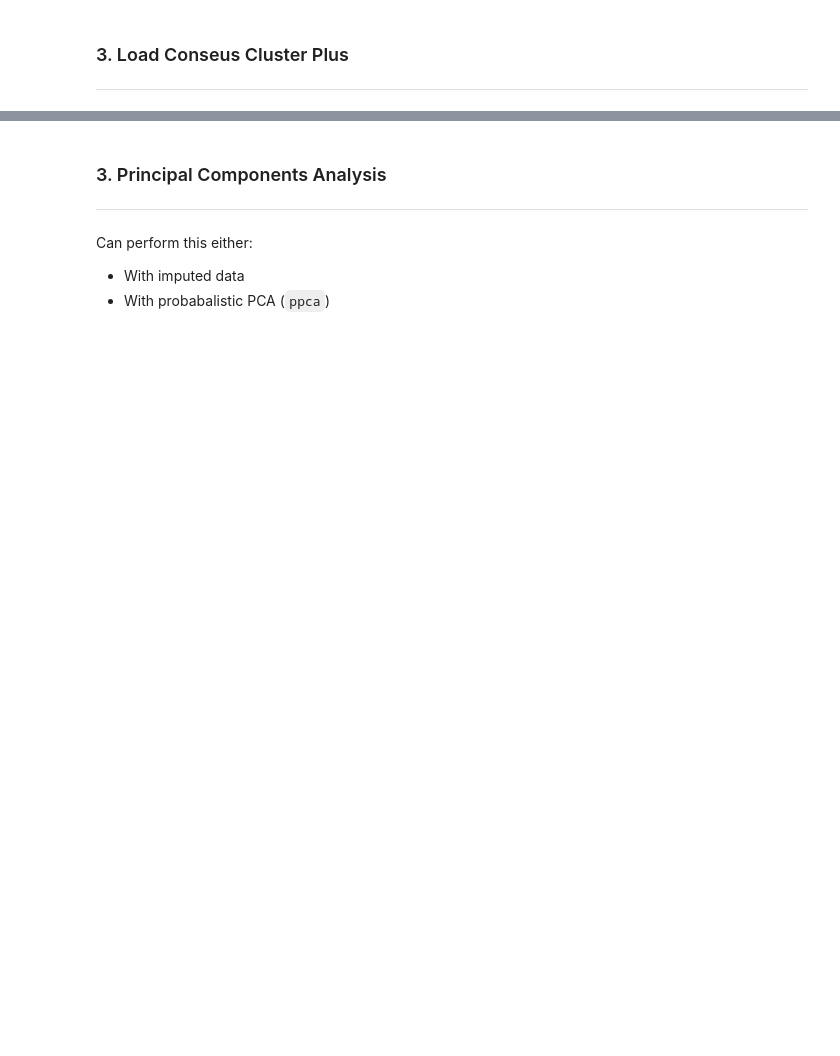
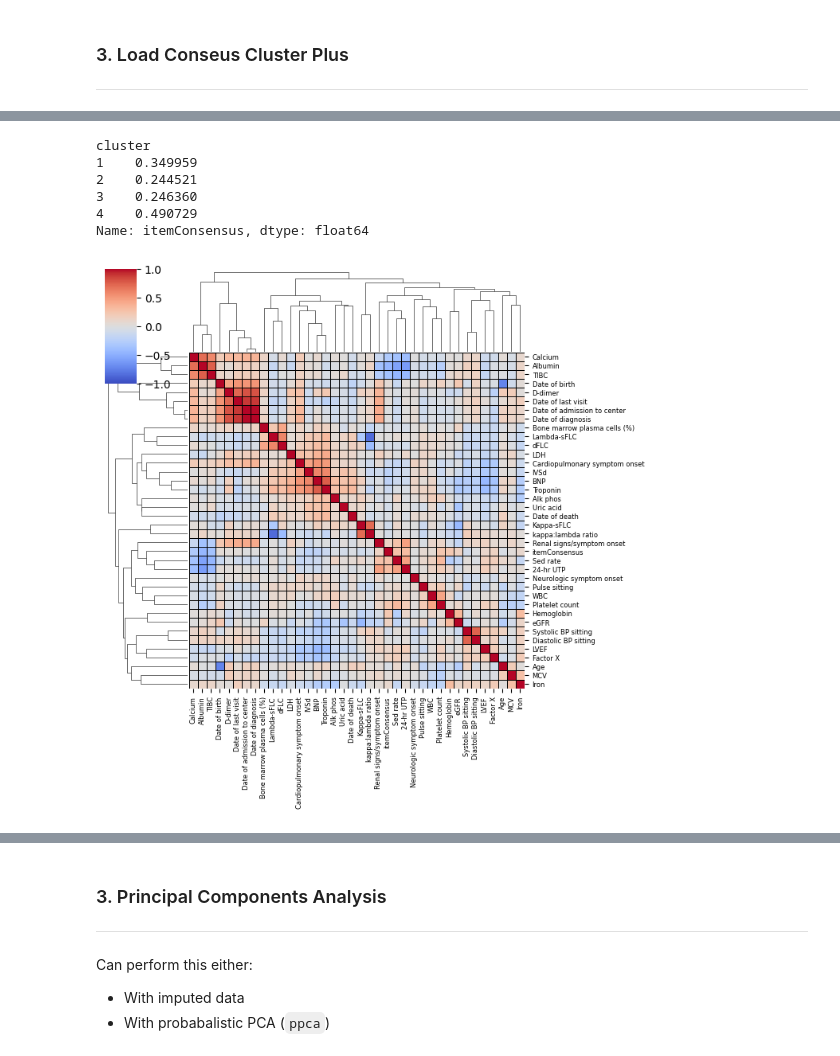
Before and after one commit to shankara-a/amyloidosis_bmc_2023, a Jupyter notebook: 02_imputation.ipynb, the cells around one changed output, grey strips where cells are left out. Drawn from its saved outputs; the diff is of its cells as text; code cells hidden in the pictures; blank space fills up the shorter version.

```diff
--- a/02_imputation.ipynb
+++ b/02_imputation.ipynb
@@ -96,6 +93,9 @@ dtype: float64
 # %%
 Xi_median.rename(columns=amyloid.ddict_clean).to_csv("data/imputed/median_qvars_01.tsv", sep="\t")
 Xi_knn.rename(columns=amyloid.ddict_clean).to_csv("data/imputed/knn_qvars_01.tsv", sep="\t")
+# %%
+# Comparison for Numeric
+qvars = np.array(Xi_mice.columns)
 # %% [markdown]
 ### 3. Load Conseus Cluster Plus
 ---
@@ -114,0 +130,13 @@ mice_01_ccp = mice_01_ccp.rename(columns={'item':'Code_ID'}).set_index("Code_ID"
+# %%
+_df= pd.read_csv("data/clustering/mice_qvars_01/item_consensus.tsv", sep='\t')
+_df[
+    (_df['item'].isin(mice_01_ccp[mice_01_ccp['cluster']==4].index)) &
+    (_df['k']==4)
+].groupby('cluster').mean()['itemConsensus']
+# %% [output]
+cluster
+1    0.349959
+2    0.244521
+3    0.246360
+4    0.490729
+Name: itemConsensus, dtype: float64
@@ -114,0 +149,18 @@ mice_01_ccp = mice_01_ccp.rename(columns={'item':'Code_ID'}).set_index("Code_ID"
+# %%
+clustermap = sns.clustermap(
+    data_df[list(qvars) + amyloid.dates + ['Age','itemConsensus']].corr("spearman"),
+    xticklabels=True,
+    yticklabels=True,
+    cmap='coolwarm',
+    vmin=-1,
+    vmax=1,
+    linecolor='k',
+    linewidths=0.5,
+    figsize=(8,8),
+    #col_label_kws={'fontsize': 12}
+)
+
+_ = clustermap.ax_heatmap.set_xticklabels(clustermap.ax_heatmap.get_xticklabels(), fontsize=6)
+_ = clustermap.ax_heatmap.set_yticklabels(clustermap.ax_heatmap.get_yticklabels(), fontsize=6)
+# %% [output]
+[figure, added]
```
Also changed, not shown: parts of 21 cells of this notebook, 5 other files.
